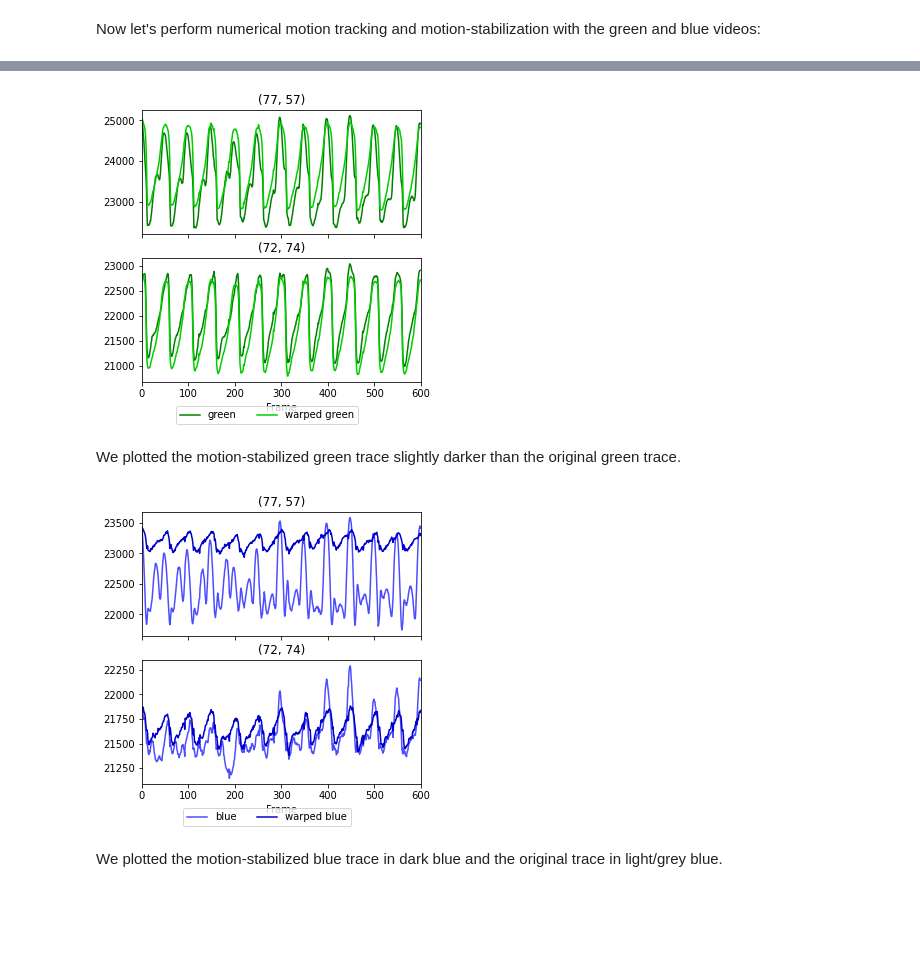
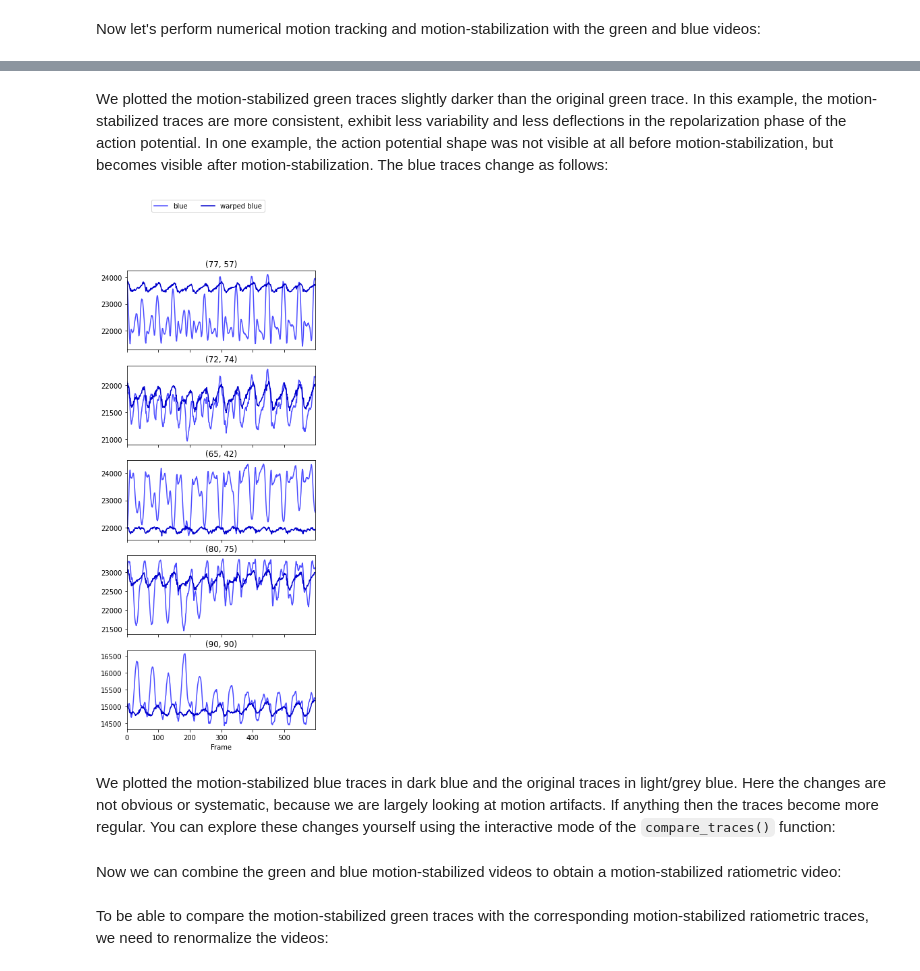
Before and after one commit to cardiacvision/optimap, a Jupyter notebook: docs/tutorials/ratiometry.ipynb, the cells around one changed output, grey strips where cells are left out. Drawn from its saved outputs; the diff is of its cells as text; code cells hidden in the pictures; blank space fills up the shorter version.

```diff
--- a/docs/tutorials/ratiometry.ipynb
+++ b/docs/tutorials/ratiometry.ipynb
@@ -90,12 +96,12 @@ In the comparison above you can see that both the green and blue videos were suc
+# %% [markdown]
+We plotted the motion-stabilized green traces slightly darker than the original green trace. In this example, the motion-stabilized traces are more consistent, exhibit less variability and less deflections in the repolarization phase of the action potential. In one example, the action potential shape was not visible at all before motion-stabilization, but becomes visible after motion-stabilization. The blue traces change as follows:
+# %%
+om.compare_traces([video_blue, video_warped_blue],[(77, 57), (72, 74), (65, 42), (80, 75), (90, 90)],labels=['blue','warped blue'], size=3, colors=[[0.3, 0.3, 1], [0, 0, 0.8]])
+# %% [output]
+[figure, added]
+# %% [markdown]
+We plotted the motion-stabilized blue traces in dark blue and the original traces in light/grey blue. Here the changes are not obvious or systematic, because we are largely looking at motion artifacts. If anything then the traces become more regular. You can explore these changes yourself using the interactive mode of the ``compare_traces()`` function:
 # %%
-om.compare_traces([video_green, video_warped_green],[(77, 57), (72, 74)],labels=['green','warped green'], size=5, colors=['green', [0, 0.8, 0]])
+om.compare_traces([video_green, video_warped_green],labels=['green','warped green'], size=3, colors=['green', [0, 0.8, 0]], fps=250)
-# %% [output]
-[figure, removed]
-# %% [markdown]
-We plotted the motion-stabilized green trace slightly darker than the original green trace.
-# %%
-om.compare_traces([video_blue, video_warped_blue],[(77, 57), (72, 74)],labels=['blue','warped blue'], size=5, colors=[[0.3, 0.3, 1], [0, 0, 0.8]])
-# %% [output]
-[figure, removed]
-# %% [markdown]
-We plotted the motion-stabilized blue trace in dark blue and the original trace in light/grey blue.
+# %% [markdown]
+Now we can combine the green and blue motion-stabilized videos to obtain a motion-stabilized ratiometric video:
@@ -101,0 +112,2 @@ We plotted the motion-stabilized blue trace in dark blue and the original trace
+# %% [markdown]
+To be able to compare the motion-stabilized green traces with the corresponding motion-stabilized ratiometric traces, we need to renormalize the videos:
```
Also changed, not shown: parts of 14 cells of this notebook.
